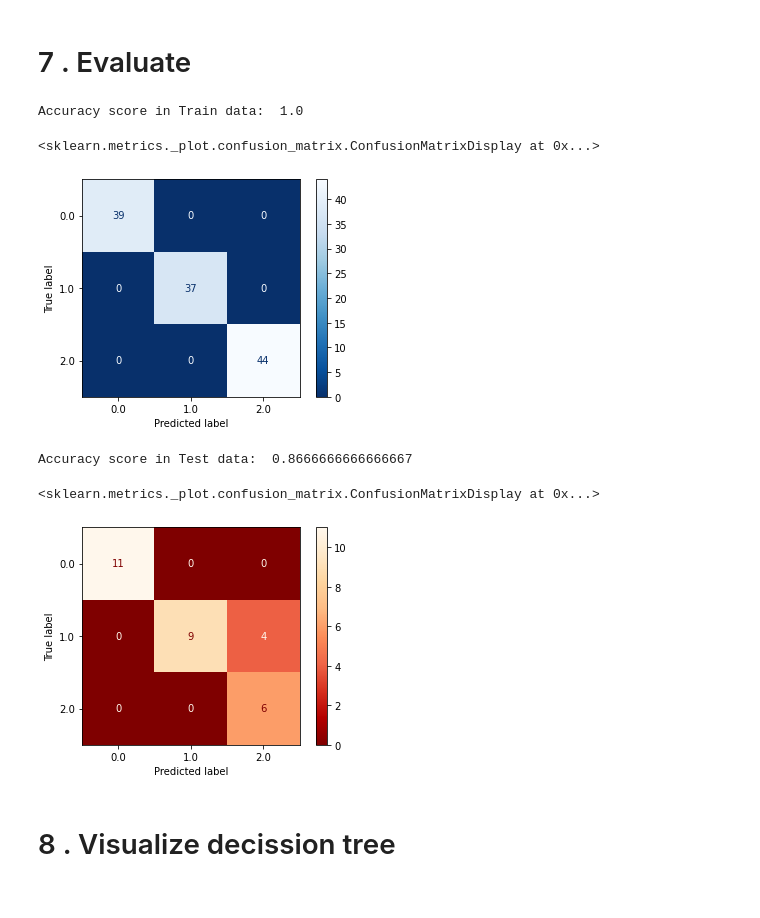
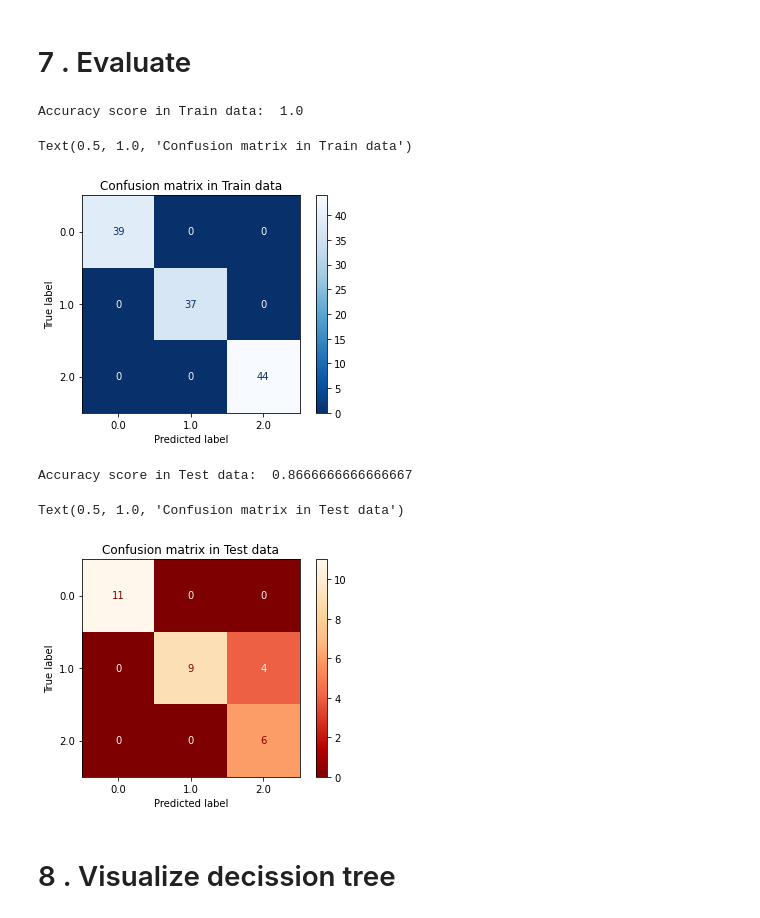
Before and after one commit to trongthuan205/DS102.K21, a Jupyter notebook: 07_DecisionTree_Iris_Data.ipynb, the cells around one changed output. Saved outputs shown, nothing was run; the diff lists cells and outputs as text; code cells hidden in the pictures.

```diff
--- a/07_DecisionTree_Iris_Data.ipynb
+++ b/07_DecisionTree_Iris_Data.ipynb
@@ -156,17 +156,19 @@ for i in range(7, 12):
 # %%
 print('Accuracy score in Train data: ', model.score(X_train, y_train))
 plot_confusion_matrix(model, X_train, y_train, cmap = 'Blues_r')
+plt.title('Confusion matrix in Train data')
 # %% [output]
 Accuracy score in Train data:  1.0
-<sklearn.metrics._plot.confusion_matrix.ConfusionMatrixDisplay at 0x...>
+Text(0.5, 1.0, 'Confusion matrix in Train data')
-[figure, old version]
+[figure, new version]
 # %%
 print('Accuracy score in Test data: ', model.score(X_test, y_test))
 plot_confusion_matrix(model, X_test, y_test, cmap = 'OrRd_r')
+plt.title('Confusion matrix in Test data')
 # %% [output]
 Accuracy score in Test data:  0.8666666666666667
-<sklearn.metrics._plot.confusion_matrix.ConfusionMatrixDisplay at 0x...>
+Text(0.5, 1.0, 'Confusion matrix in Test data')
-[figure, old version]
+[figure, new version]
 # %% [markdown]
 # 8 . Visualize decission tree
 # %%
```
